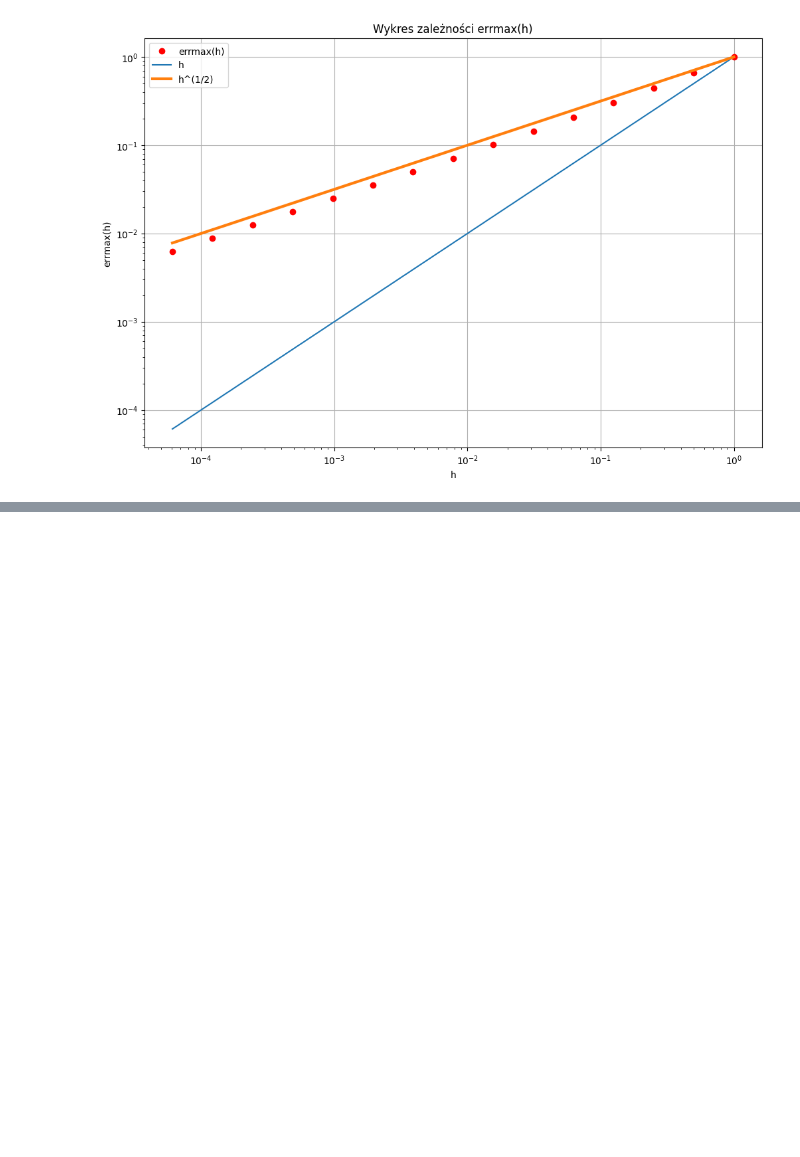
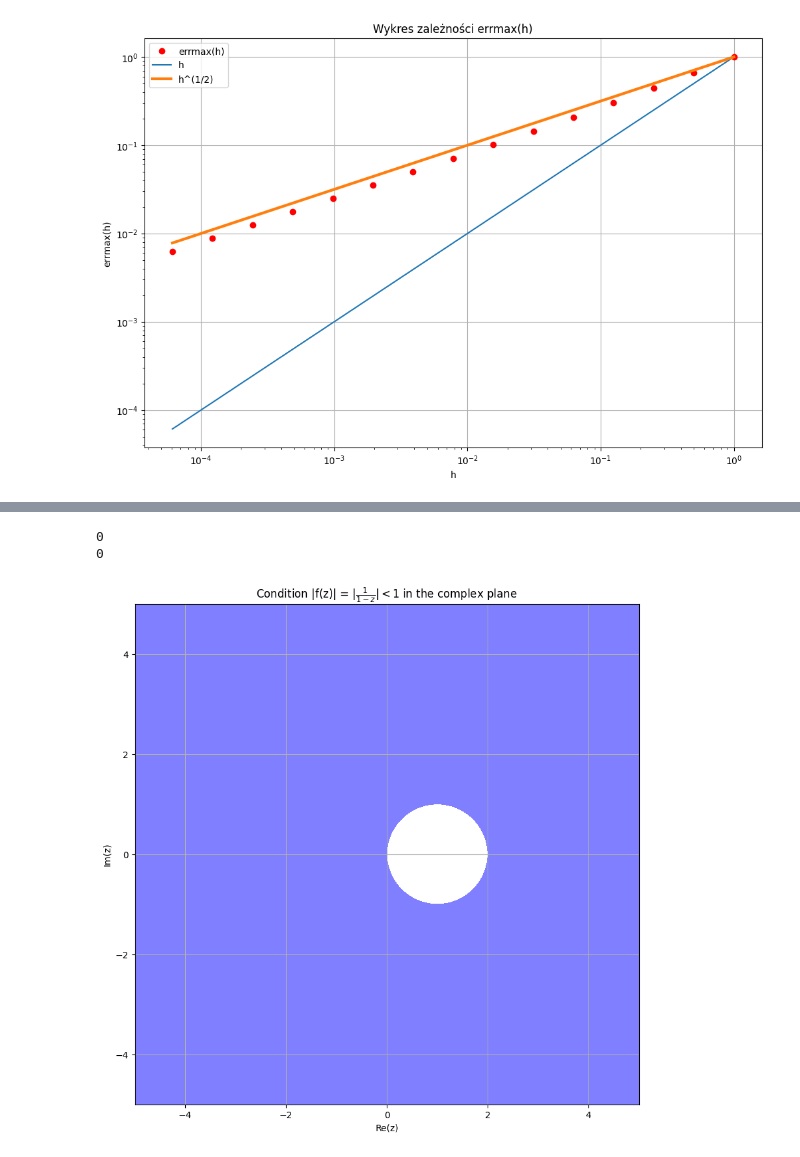
Before and after one commit to maksdebowski/MNdRRz, a Jupyter notebook: lab3-4/main.ipynb, the cells around one changed output, grey strips where cells are left out. Drawn from its saved outputs; the diff is of its cells as text; code cells hidden in the pictures; blank space fills up the shorter version.

```diff
--- a/lab3-4/main.ipynb
+++ b/lab3-4/main.ipynb
@@ -273,0 +300,31 @@ plt.show()
+# %%
+def complex_function(z):
+    return 1/(1 - z)
+
+real = np.linspace(-5, 5, 10000)
+imag = np.linspace(-5, 5, 10000)
+print(np.sum(np.where(real == 0)))
+print(np.sum(np.where(imag == 0)))
+
+real, imag = np.meshgrid(real, imag)
+z = real + 1j * imag
+
+f_z = complex_function(z)
+
+plt.figure(figsize=(10, 10))
+# circ = plt.contour(real, imag, np.abs(f_z), levels=[1], colors='black', linewidths=2, alpha=0.5)
+# plt.contourf(real, imag, np.angle(f_z), levels=100, cmap='Reds')
+
+plt.contourf(real, imag, np.where(np.abs(f_z) < 1, 1, 0), levels = 1, colors = ["white","blue"], alpha = 0.5)
+
+
+
+plt.title(r'Condition |f(z)| = $|\frac{1}{1-z}| < 1$ in the complex plane')
+plt.xlabel('Re(z)')
+plt.ylabel('Im(z)')
+plt.grid(True)
+plt.show()
+# %% [output]
+0
+0
+[figure, added]
```
Also changed, not shown: parts of 3 cells of this notebook.
